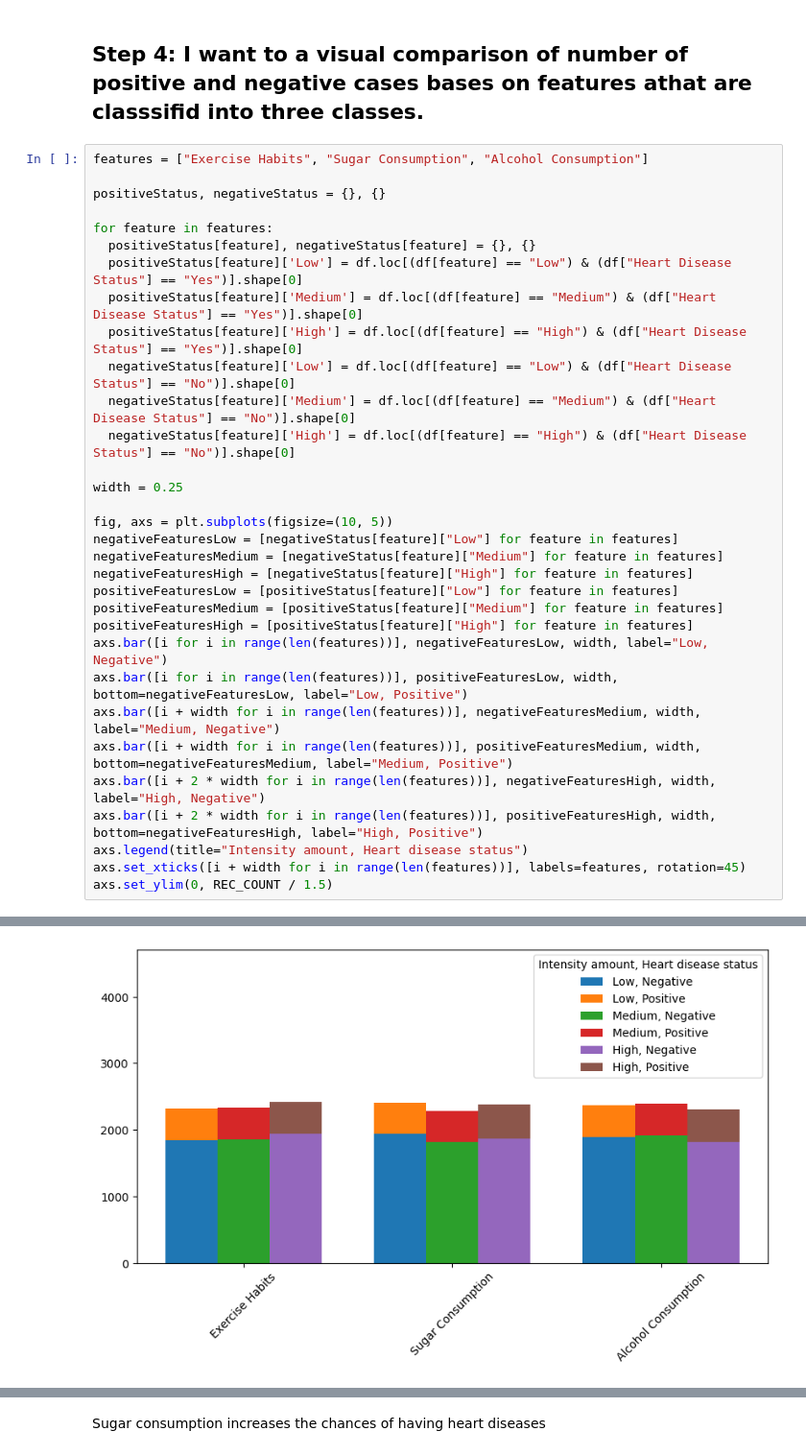
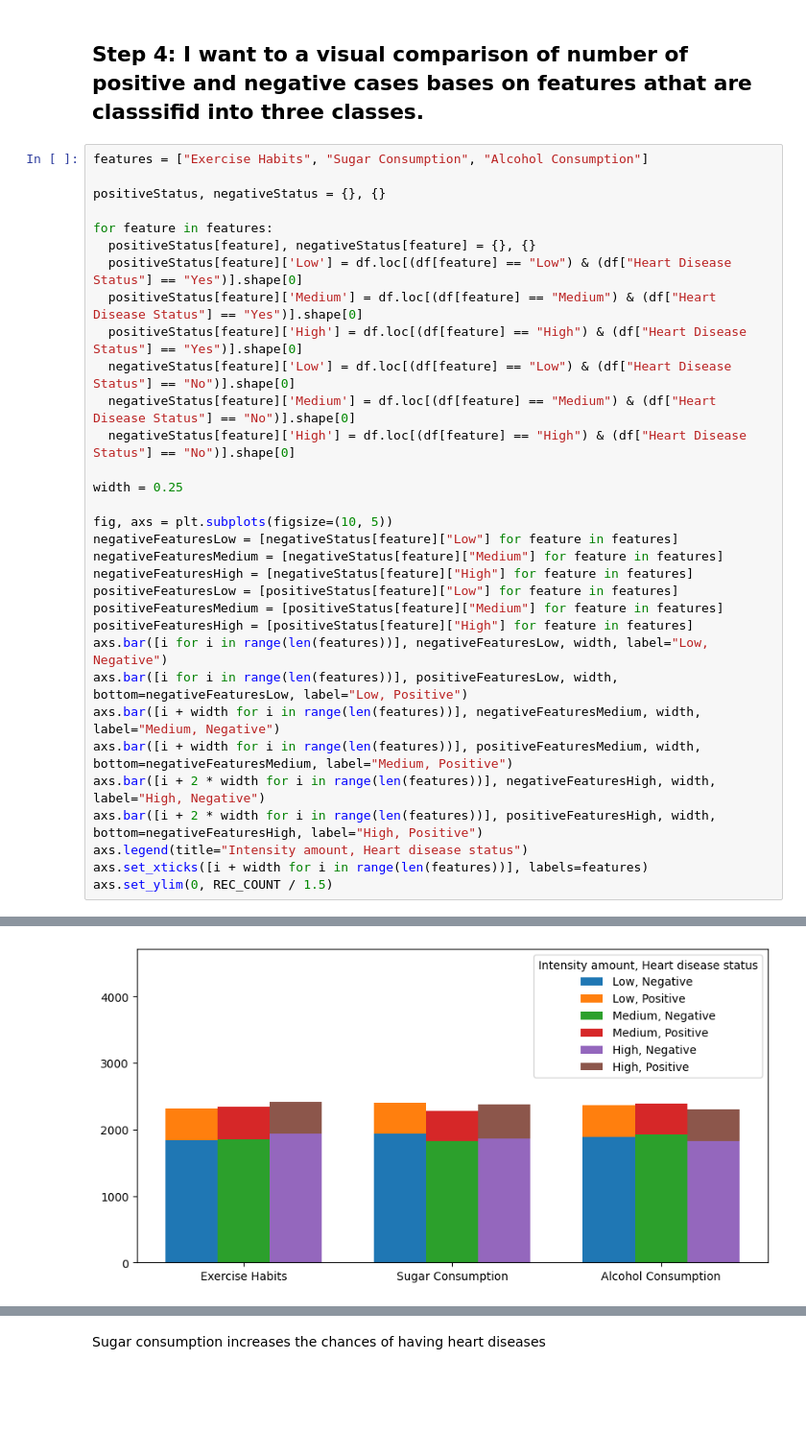
Before and after one commit to akashprofile/silycon-ai-ml, a Jupyter notebook: task-02.ipynb, the cells around one changed output, grey strips where cells are left out. Shown at 96% size. Saved outputs shown, nothing was run; the diff lists cells and outputs as text; blank space fills up the shorter version.

Commit message:
update: adjusted the orientation of labels

```diff
--- a/task-02.ipynb
+++ b/task-02.ipynb
@@ -217,35 +217,35 @@ features = ["Exercise Habits", "Sugar Consumption", "Alcohol Consumption"]
 positiveStatus, negativeStatus = {}, {}
 
 for feature in features:
   positiveStatus[feature], negativeStatus[feature] = {}, {}
   positiveStatus[feature]['Low'] = df.loc[(df[feature] == "Low") & (df["Heart Disease Status"] == "Yes")].shape[0]
   positiveStatus[feature]['Medium'] = df.loc[(df[feature] == "Medium") & (df["Heart Disease Status"] == "Yes")].shape[0]
   positiveStatus[feature]['High'] = df.loc[(df[feature] == "High") & (df["Heart Disease Status"] == "Yes")].shape[0]
   negativeStatus[feature]['Low'] = df.loc[(df[feature] == "Low") & (df["Heart Disease Status"] == "No")].shape[0]
   negativeStatus[feature]['Medium'] = df.loc[(df[feature] == "Medium") & (df["Heart Disease Status"] == "No")].shape[0]
   negativeStatus[feature]['High'] = df.loc[(df[feature] == "High") & (df["Heart Disease Status"] == "No")].shape[0]
 
 width = 0.25
 
 fig, axs = plt.subplots(figsize=(10, 5))
 negativeFeaturesLow = [negativeStatus[feature]["Low"] for feature in features]
 negativeFeaturesMedium = [negativeStatus[feature]["Medium"] for feature in features]
 negativeFeaturesHigh = [negativeStatus[feature]["High"] for feature in features]
 positiveFeaturesLow = [positiveStatus[feature]["Low"] for feature in features]
 positiveFeaturesMedium = [positiveStatus[feature]["Medium"] for feature in features]
 positiveFeaturesHigh = [positiveStatus[feature]["High"] for feature in features]
 axs.bar([i for i in range(len(features))], negativeFeaturesLow, width, label="Low, Negative")
 axs.bar([i for i in range(len(features))], positiveFeaturesLow, width, bottom=negativeFeaturesLow, label="Low, Positive")
 axs.bar([i + width for i in range(len(features))], negativeFeaturesMedium, width, label="Medium, Negative")
 axs.bar([i + width for i in range(len(features))], positiveFeaturesMedium, width, bottom=negativeFeaturesMedium, label="Medium, Positive")
 axs.bar([i + 2 * width for i in range(len(features))], negativeFeaturesHigh, width, label="High, Negative")
 axs.bar([i + 2 * width for i in range(len(features))], positiveFeaturesHigh, width, bottom=negativeFeaturesHigh, label="High, Positive")
 axs.legend(title="Intensity amount, Heart disease status")
-axs.set_xticks([i + width for i in range(len(features))], labels=features, rotation=45)
+axs.set_xticks([i + width for i in range(len(features))], labels=features)
 axs.set_ylim(0, REC_COUNT / 1.5)
 # %% [output]
 (0.0, 4711.333333333333)
-[figure, old version]
+[figure, new version]
 # %%
 fig, axs = plt.subplots(figsize=(10, 5))
 positiveFeaturesLow = [positiveStatus[feature]["Low"] for feature in features]
```
Also changed, not shown: parts of 2 cells of this notebook.
